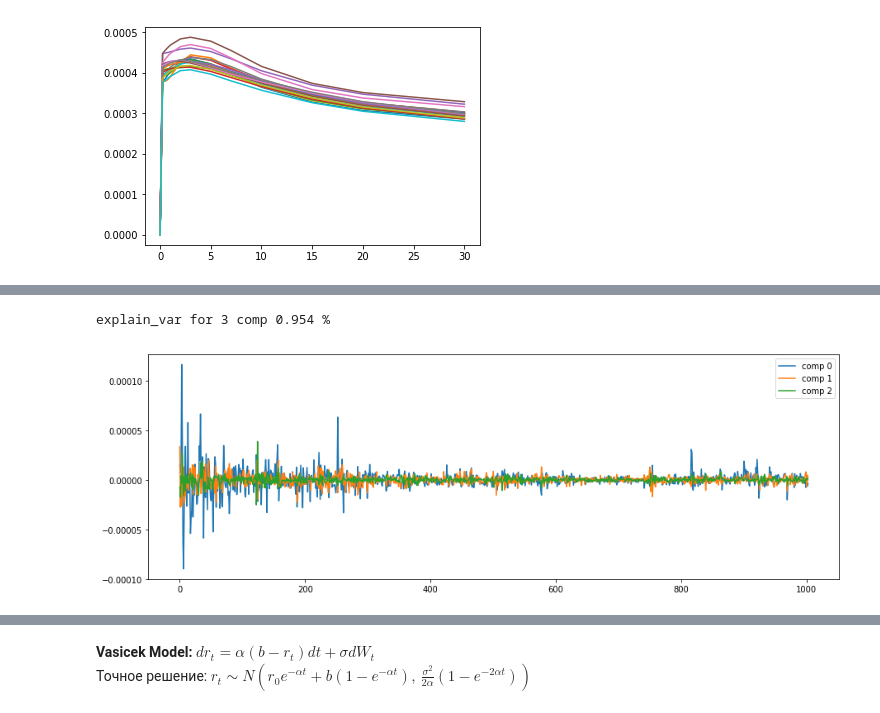
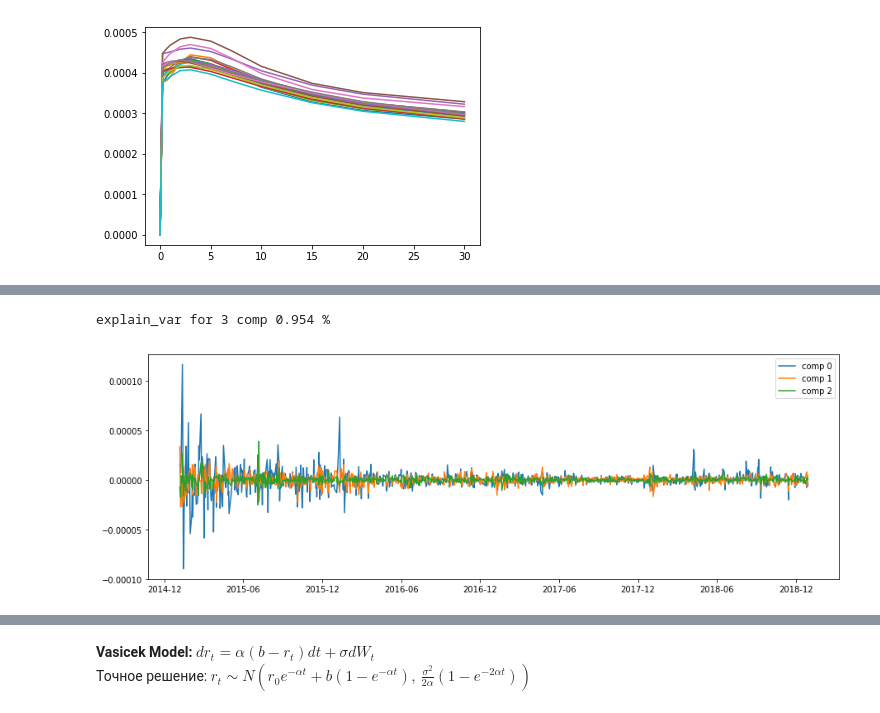
Before and after one commit to umanetz/risk_management, a Jupyter notebook: Bonds2.ipynb, the cells around one changed output, grey strips where cells are left out. Saved outputs shown, nothing was run; the diff lists cells and outputs as text; code cells hidden in the pictures.

```diff
--- a/Bonds2.ipynb
+++ b/Bonds2.ipynb
@@ -24,6 +56,3 @@ for i in range(20):
     plt.plot(np.concatenate((np.zeros(1), ir.columns)), np.concatenate((np.zeros(1), ir.iloc[i].values)))
 # %% [output]
 [figure]
-# %%
-for i in range(3):
-    plt.plot(components[:,i])
@@ -32,9 +59,9 @@ for i in range(3):
 # %%
 print(f"explain_var for 3 comp {pca.explained_variance_ratio_[:3].sum():.3f} %")
 plt.figure(figsize=(15,5))
 for i in range(3):
-    plt.plot(components[:,i], label=f"comp {i}")
+    plt.plot(dates, components[:,i], label=f"comp {i}")
 plt.legend();
 # %% [output]
 explain_var for 3 comp 0.954 %
-[figure, old version]
+[figure, new version]
```
Also changed, not shown: parts of 56 cells of this notebook.
